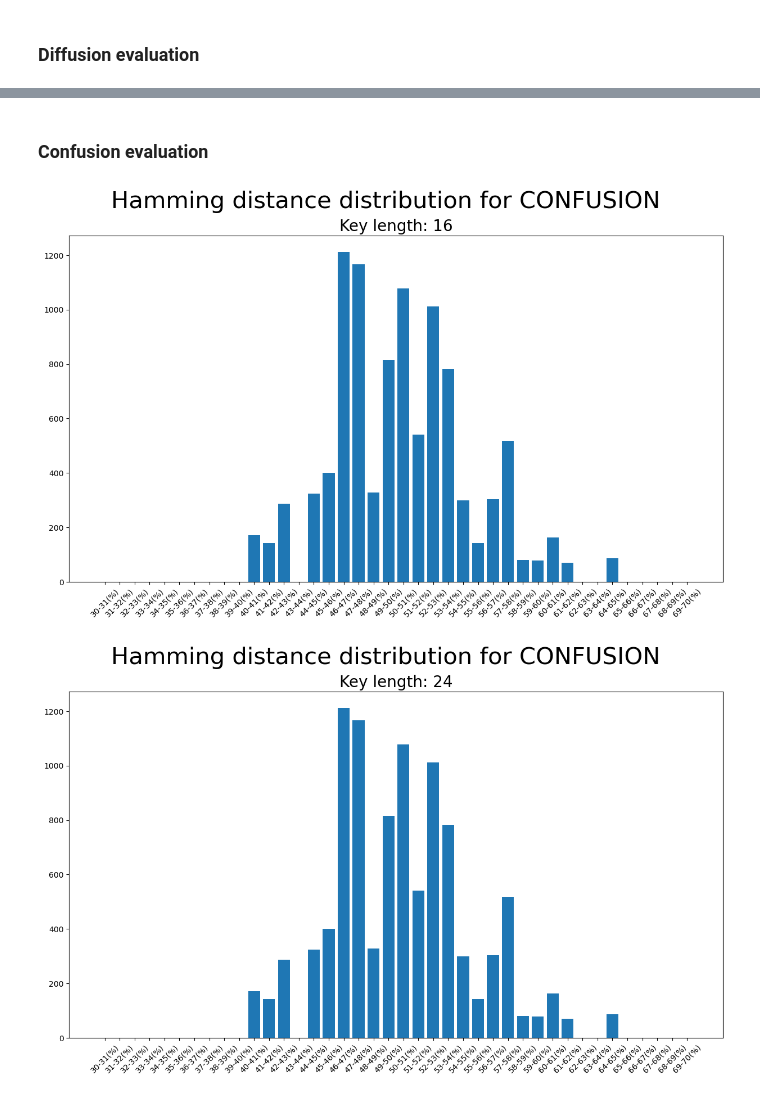
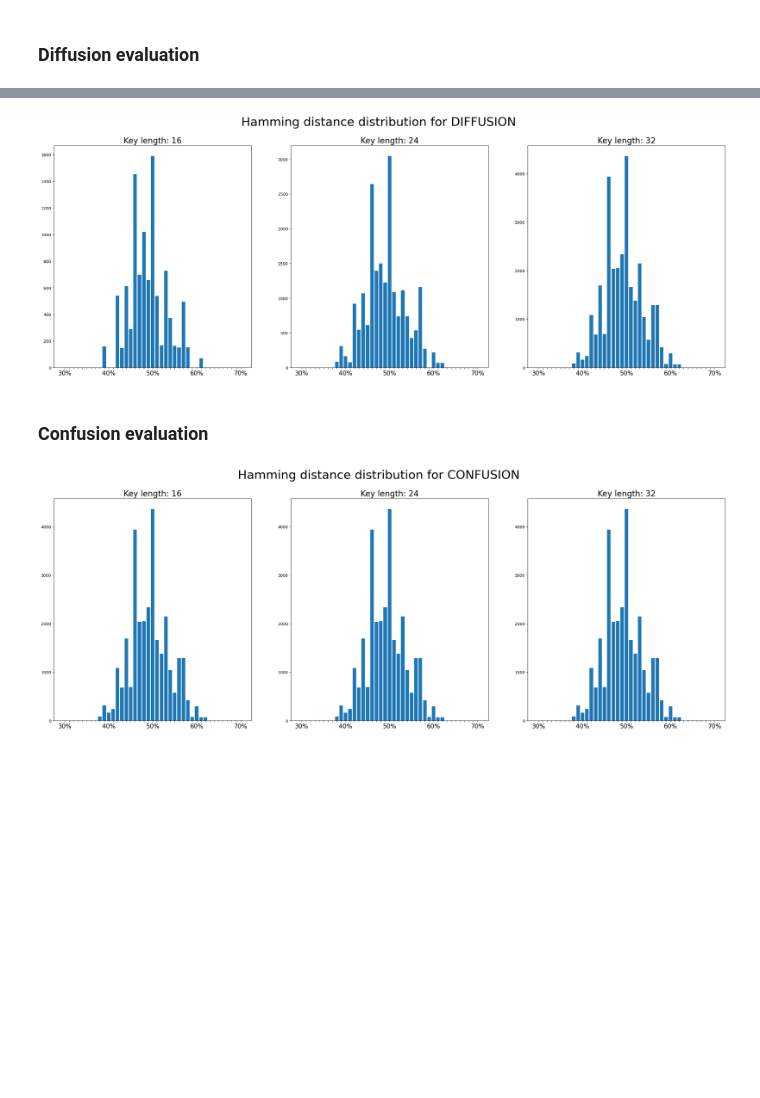
Before and after one commit to LBellini13/Elements-of-Applied-Data-Security, a Jupyter notebook: Block Ciphers/CipherCrafters.ipynb, the cells around one changed output, grey strips where cells are left out. Saved outputs shown, nothing was run; the diff lists cells and outputs as text; code cells hidden in the pictures; blank space fills up the shorter version.

```diff
--- a/Block Ciphers/CipherCrafters.ipynb
+++ b/Block Ciphers/CipherCrafters.ipynb
@@ -122,29 +103,79 @@ for length in AES.key_size:
+# %%
+import os
+import matplotlib.pyplot as plt
+from Crypto.Cipher import AES
+
+iterations = 10000
+fig, axs = plt.subplots(1, len(AES.key_size), figsize=(30, 10))
+fig.suptitle('Hamming distance distribution for DIFFUSION', fontsize=30)
+
+# Dictionary for the hamming distance distribution
+diff_dict = {f"{i}%": 0 for i in range(30, 71)}
+x_labels = diff_dict.keys()
+x_ticks = range(0, len(x_labels))
+
+for idx, length in enumerate(AES.key_size):
+    # Generate random key of 16, 24 or 32 bytes
+    key = os.urandom(length)
+    # Instantiate AES cipher
+    aes_ecb = AES.new(key, AES.MODE_ECB)
+    # Generate a random 128 bits plaintext
+    ref_plaintext = os.urandom(AES.block_size)
+    # Encrypt the plaintext
+    ref_ciphertext = bytearray(aes_ecb.encrypt(ref_plaintext))
+
+    # Compute the list of hamming distances (as %) comparing the original
+    # ciphertext with the ones obtained flipping a random bit in the plaintext
+    dist = aes_mcs_diffusion(aes_ecb, ref_plaintext, ref_ciphertext, iterations)
+
+    # Counting how many outcomes per percentage
+    for value in dist:
+        for i in range(30, 71):
+            if i <= value < i + 1:
+                diff_dict[f"{i}%"] += 1
+                break
+
+    axs[idx].bar(range(len(x_labels)), diff_dict.values())
+    axs[idx].set_title(f'Key length: {length}', fontsize=20)
+    axs[idx].set_xticks(x_ticks)
+    axs[idx].set_xticklabels(['' if label not in ['30%', '40%', '50%', '60%', '70%']
+                              else label for label in x_labels], fontsize=15)  # Set subset of labels
+
+plt.show()
+# %% [output]
+[figure, added]
 # %% [markdown]
 ### Confusion evaluation
 # %%
 iterations = 10000
 
-for length in AES.key_size:
-    # Generate a random 128 bits key
+fig, axs = plt.subplots(1, len(AES.key_size), figsize=(30, 10))
+fig.suptitle('Hamming distance distribution for CONFUSION', fontsize=30)
+
+conf_dict = {f"{i}%": 0 for i in range(30, 71)}
+
+for idx, length in enumerate(AES.key_size):
+    # Generate random key of 16, 24 or 32 bytes
     key = os.urandom(length)
     # Generate a random 128 bits plaintext
     ref_plaintext = os.urandom(AES.block_size)
     # Encrypt the plaintext
     ref_ciphertext = bytearray(aes_ecb.encrypt(ref_plaintext))
 
+    # Compute the list of hamming distances (as %) comparing the original
+    # ciphertext with the ones obtained flipping a random bit in the key
     dist = aes_mcs_confusion(key, length, ref_plaintext, ref_ciphertext, iterations)
 
-    conf_dict = {f"{i}-{i+1}(%)": 0 for i in range(30, 70)}
     for value in dist:
-        for i in range(30, 70):
+        for i in range(30, 71):
             if i <= value < i + 1:
-                conf_dict[f"{i}-{i+1}(%)"] += 1
+                conf_dict[f"{i}%"] += 1
                 break
-    plt.figure(figsize=(15,8))
-    plt.bar(conf_dict.keys(), diff_dict.values())
-    plt.suptitle('Hamming distance distribution for CONFUSION', fontsize=30);
-    plt.title(f'Key length: {length}', fontsize=20);
-    plt.xticks(rotation=45);
+
+    axs[idx].bar(range(len(x_labels)), diff_dict.values())
+    axs[idx].set_title(f'Key length: {length}', fontsize=20)
+    axs[idx].set_xticks(x_ticks)
+    axs[idx].set_xticklabels(['' if label not in ['30%', '40%', '50%', '60%', '70%']
+                              else label for label in x_labels], fontsize=15)  # Set subset of labels
 # %% [output]
-[figure, old version]
+[figure, new version]
-[figure, removed]
```
Also changed, not shown: parts of 5 cells of this notebook, 5 other files.
